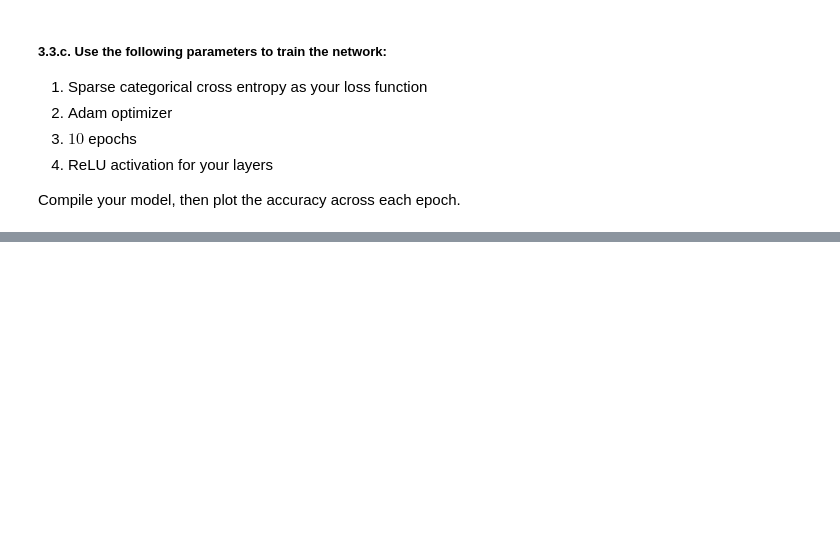
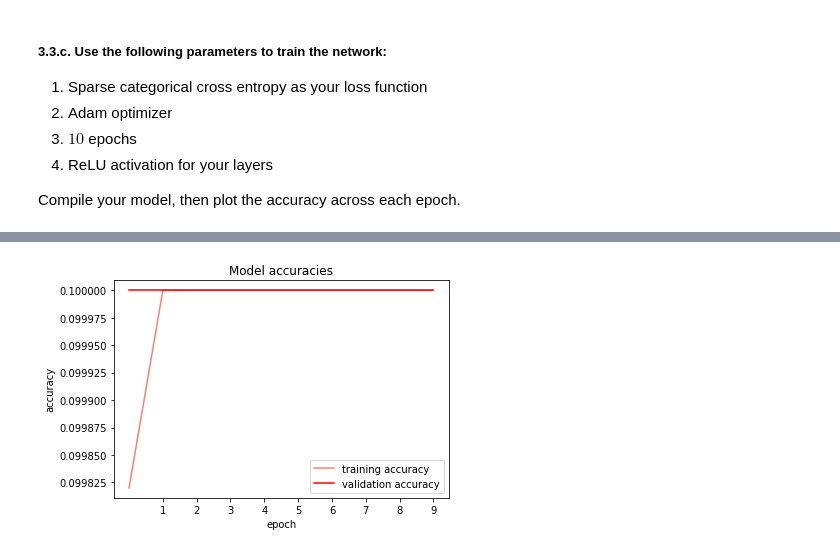
Before and after one commit to FabriceBeaumont/MA-INF_4216_Biomedical_DS_and_AI, a Jupyter notebook: Assignment9_Solutions_Till_Fabrice_Comit.ipynb, the cells around one changed output, grey strips where cells are left out. Drawn from its saved outputs; the diff is of its cells as text; code cells hidden in the pictures; blank space fills up the shorter version.

```diff
--- a/Assignment9_Solutions_Till_Fabrice_Comit.ipynb
+++ b/Assignment9_Solutions_Till_Fabrice_Comit.ipynb
@@ -625,2 +722,14 @@ image_target_size = (224, 224)
 # %% [markdown]
 #### 3.3. Load the **CIFAR10 dataset** using Keras datasets API and normalize the images’ pixel values. Train a convolutional neural network to classify the dataset images with the following architecture:
+# %%
+# setting class names
+class_names=['airplane','automobile','bird','cat','deer','dog','frog','horse','ship','truck']
+#loading the dataset
+(x_train,y_train),(x_test,y_test)=cifar10.load_data()
+
+# normalizing the images' pixel values
+x_train=x_train/255.0
+print(x_train.shape)
+
+x_test=x_test/255.0
+print(x_test.shape)
@@ -633,2 +783,16 @@ Adjust your input shape to that of the CIFAR images’ format
 # %% [markdown]
 ##### 3.3.b. Two dense layers, with $64$ and $10$ units respectively. Adjust the output of the convolutional base such that it satisfies the input requirements of the dense layers.
+# %%
+# Flattening Layer
+cifar10_model.add(tf.keras.layers.Flatten())
+
+# Droput Layer
+cifar10_model.add(tf.keras.layers.Dropout(0.5,noise_shape=None,seed=None))
+
+# First Dense Layer
+cifar10_model.add(tf.keras.layers.Dense(units=64, activation="relu"))
+
+# Second Dense Layer
+cifar10_model.add(tf.keras.layers.Dense(units=10, activation="relu"))
+
+cifar10_model.summary()
@@ -640,3 +822,9 @@ Adjust your input shape to that of the CIFAR images’ format
 1. ReLU activation for your layers
 
 Compile your model, then plot the accuracy across each epoch.
+# %%
+num_epochs = 10
+
+cifar10_model.compile(loss="sparse_categorical_crossentropy", optimizer="Adam", metrics=["sparse_categorical_accuracy"])
+
+history = cifar10_model.fit(x_train, y_train, epochs=num_epochs, validation_data=(x_test, y_test))
@@ -642,0 +852,13 @@ Compile your model, then plot the accuracy across each epoch.
+# %%
+plt.plot(history.history['sparse_categorical_accuracy'], c="salmon")
+plt.plot(history.history['val_sparse_categorical_accuracy'], c="red")
+
+plt.title('Model accuracies')
+plt.ylabel('accuracy')
+plt.xlabel('epoch')
+plt.xticks(range(1, num_epochs))
+
+plt.legend(['training accuracy', 'validation accuracy'])
+plt.show()
+# %% [output]
+[figure, added]
```
Also changed, not shown: parts of 25 cells of this notebook.
